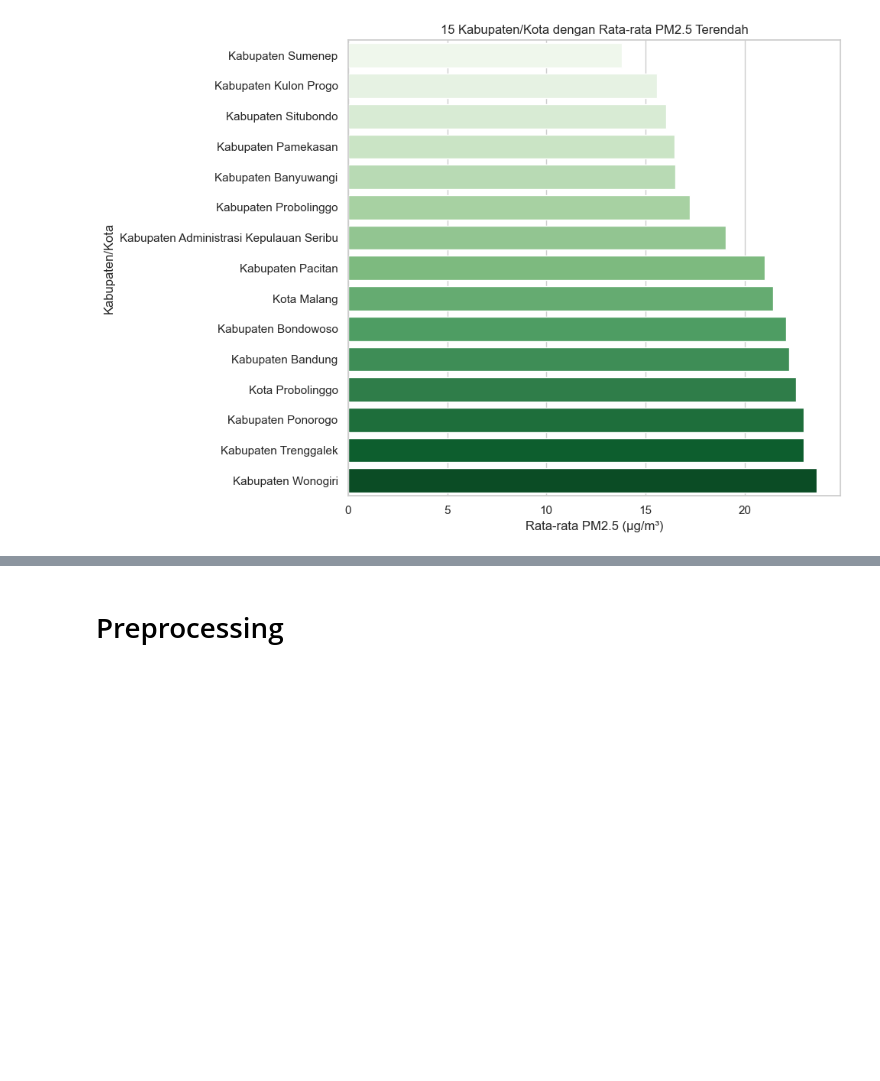
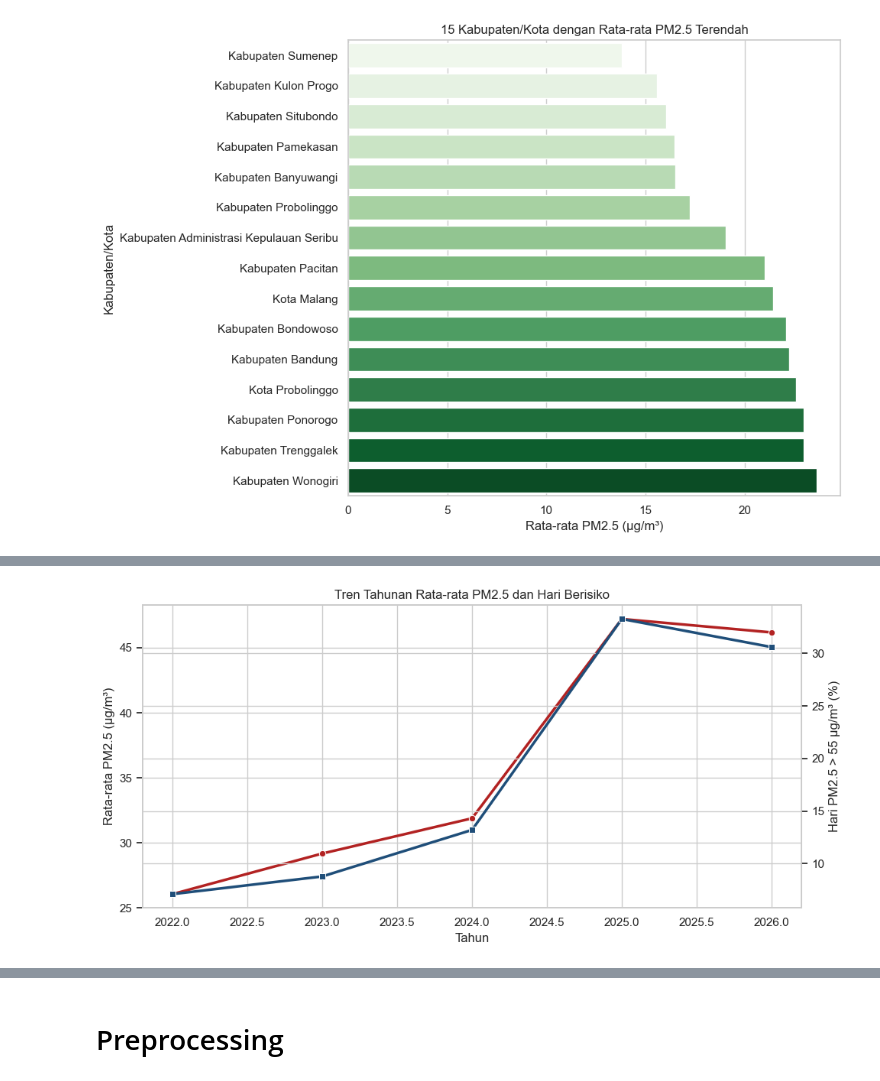
Before and after one commit to naufalhilmidh/AirGuard-SDGs, a Jupyter notebook: models/EDA dan Preprocessing Jawa.ipynb, the cells around one changed output, grey strips where cells are left out. Cells and saved outputs as stored; diff of their text form; code cells hidden in the pictures; blank space fills up the shorter version.

```diff
--- a/models/EDA dan Preprocessing Jawa.ipynb
+++ b/models/EDA dan Preprocessing Jawa.ipynb
@@ -404,0 +502,16 @@ display(
+# %%
+df["tahun"] = df["tanggal"].dt.year
+
+tren_tahunan = (
+    df.groupby("tahun")
+    .agg(
+        rata_rata_pm25=("pm2_5", "mean"),
+        median_pm25=("pm2_5", "median"),
+        maksimum_pm25=("pm2_5", "max"),
+        persentase_hari_tinggi=("pm2_5", lambda x: (x > BATAS_TINGGI).mean() * 100),
+        jumlah_observasi=("pm2_5", "size")
+    )
+    .reset_index()
+)
+
+display(tren_tahunan.round(2))
@@ -404,0 +525,35 @@ display(
+# %%
+fig, ax1 = plt.subplots(figsize=(10, 5))
+
+sns.lineplot(
+    data=tren_tahunan,
+    x="tahun",
+    y="rata_rata_pm25",
+    marker="o",
+    linewidth=2.5,
+    color="#B22222",
+    ax=ax1
+)
+
+ax1.set_xlabel("Tahun")
+ax1.set_ylabel("Rata-rata PM2.5 (µg/m³)")
+ax1.set_title("Tren Tahunan Rata-rata PM2.5 dan Hari Berisiko")
+
+ax2 = ax1.twinx()
+
+sns.lineplot(
+    data=tren_tahunan,
+    x="tahun",
+    y="persentase_hari_tinggi",
+    marker="s",
+    linewidth=2.5,
+    color="#1F4E79",
+    ax=ax2
+)
+
+ax2.set_ylabel("Hari PM2.5 > 55 µg/m³ (%)")
+
+plt.tight_layout()
+plt.show()
+# %% [output]
+[figure, added]
```
Also changed, not shown: parts of 13 cells of this notebook, 1 other file.
